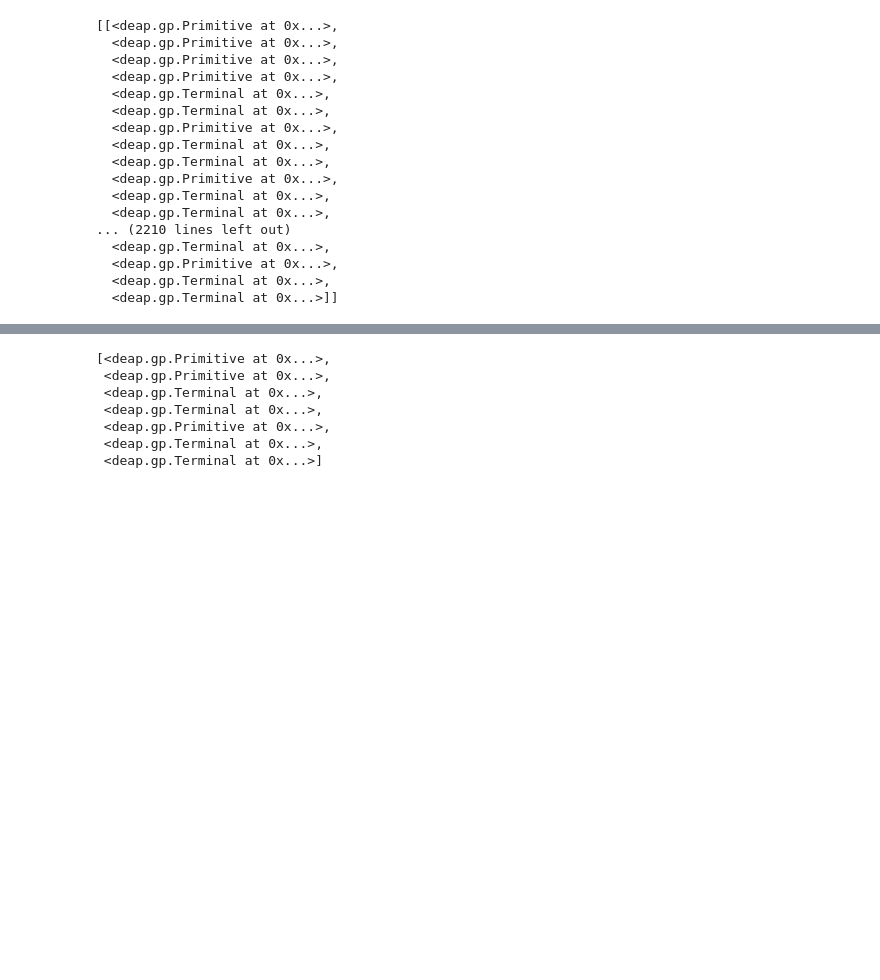
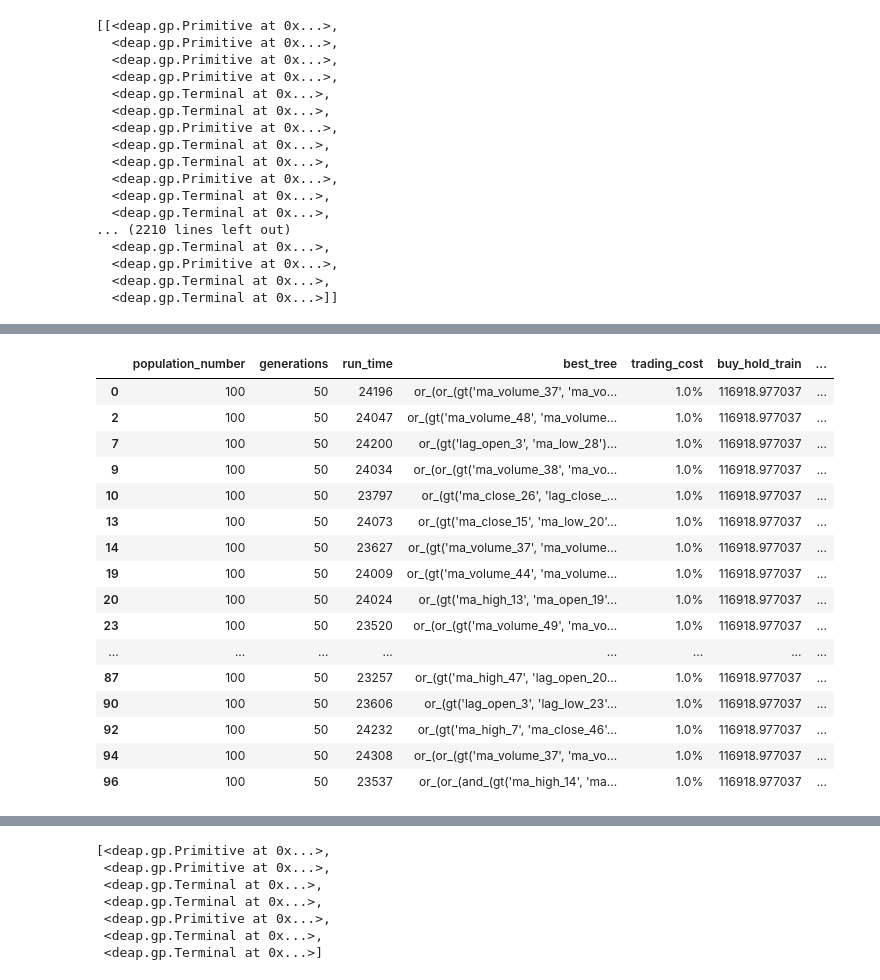
Before and after one commit to KhanNot/GP_trading_strategies, a Jupyter notebook: read_results.ipynb, the cells around one changed output, grey strips where cells are left out. Saved outputs shown, nothing was run; the diff lists cells and outputs as text; code cells hidden in the pictures; blank space fills up the shorter version.

```diff
--- a/read_results.ipynb
+++ b/read_results.ipynb
@@ -140,0 +143,20 @@ t
+# %%
+df_tmp[df_tmp['strategy_value_train']>df_tmp['buy_hold_train']]
+# %% [output]
+|  | population_number | generations | run_time | best_tree | trading_cost | buy_hold_train | ... |
+| 0 | 100 | 50 | 24196 | or_(or_(gt('ma_volume_37', 'ma_vo... | 1.0% | 116918.977037 | ... |
+| 2 | 100 | 50 | 24047 | or_(gt('ma_volume_48', 'ma_volume... | 1.0% | 116918.977037 | ... |
+| 7 | 100 | 50 | 24200 | or_(gt('lag_open_3', 'ma_low_28')... | 1.0% | 116918.977037 | ... |
+| 9 | 100 | 50 | 24034 | or_(or_(gt('ma_volume_38', 'ma_vo... | 1.0% | 116918.977037 | ... |
+| 10 | 100 | 50 | 23797 | or_(gt('ma_close_26', 'lag_close_... | 1.0% | 116918.977037 | ... |
+| 13 | 100 | 50 | 24073 | or_(gt('ma_close_15', 'ma_low_20'... | 1.0% | 116918.977037 | ... |
+| 14 | 100 | 50 | 23627 | or_(gt('ma_volume_37', 'ma_volume... | 1.0% | 116918.977037 | ... |
+| 19 | 100 | 50 | 24009 | or_(gt('ma_volume_44', 'ma_volume... | 1.0% | 116918.977037 | ... |
+| 20 | 100 | 50 | 24024 | or_(gt('ma_high_13', 'ma_open_19'... | 1.0% | 116918.977037 | ... |
+| 23 | 100 | 50 | 23520 | or_(or_(gt('ma_volume_49', 'ma_vo... | 1.0% | 116918.977037 | ... |
+| ... | ... | ... | ... | ... | ... | ... | ... |
+| 87 | 100 | 50 | 23257 | or_(gt('ma_high_47', 'lag_open_20... | 1.0% | 116918.977037 | ... |
+| 90 | 100 | 50 | 23606 | or_(gt('lag_open_3', 'lag_low_23'... | 1.0% | 116918.977037 | ... |
+| 92 | 100 | 50 | 24232 | or_(gt('ma_high_7', 'ma_close_46'... | 1.0% | 116918.977037 | ... |
+| 94 | 100 | 50 | 24308 | or_(or_(gt('ma_volume_37', 'ma_vo... | 1.0% | 116918.977037 | ... |
+| 96 | 100 | 50 | 23537 | or_(or_(and_(gt('ma_high_14', 'ma... | 1.0% | 116918.977037 | ... |
```
Also changed, not shown: parts of 8 cells of this notebook.
